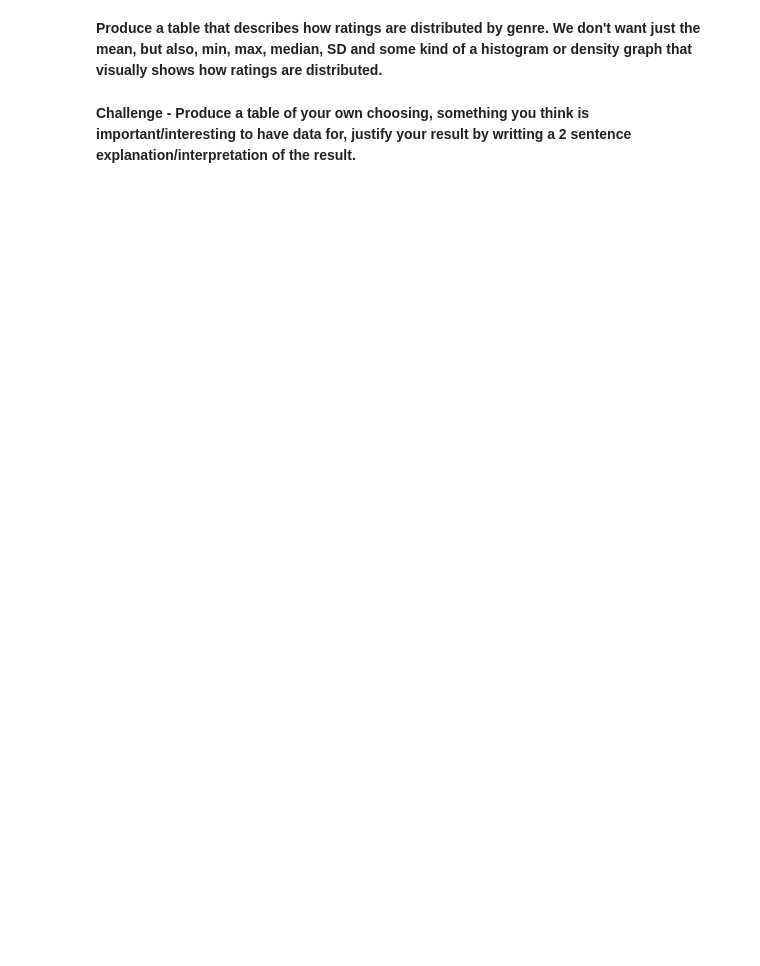
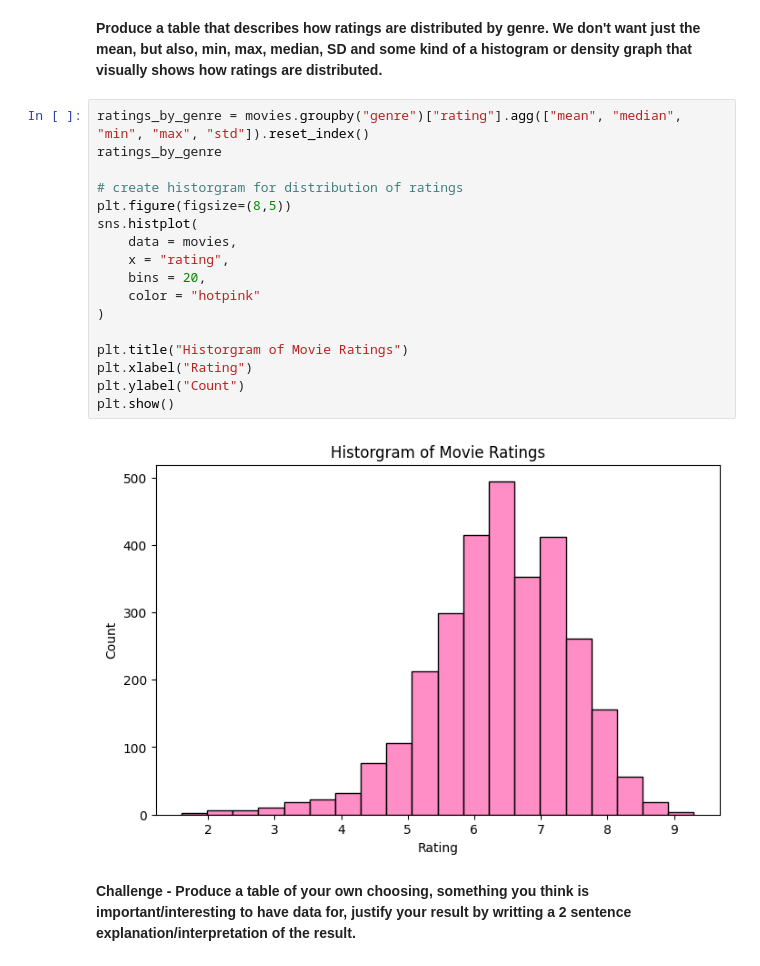
Before and after one commit to AnnaMariaReidel/Analytics-Through-Coding-AUT25-teaching, a Jupyter notebook: Session_2/Homework.ipynb, the cells around one changed output. Drawn from its saved outputs; the diff is of its cells as text; blank space fills up the shorter version.

```diff
--- a/Session_2/Homework.ipynb
+++ b/Session_2/Homework.ipynb
@@ -46,4 +138,23 @@ Besides the obvious variables of `title`, `genre`, `director`, `year`, and `dura
 # %% [markdown]
 **Produce a table that describes how ratings are distributed by genre. We don't want just the mean, but also, min, max, median, SD and some kind of a histogram or density graph that visually shows how ratings are distributed.**
+# %%
+ratings_by_genre = movies.groupby("genre")["rating"].agg(["mean", "median", "min", "max", "std"]).reset_index()
+ratings_by_genre
+
+# create historgram for distribution of ratings
+plt.figure(figsize=(8,5))
+sns.histplot(
+    data = movies,
+    x = "rating",
+    bins = 20,
+    color = "hotpink"
+)
+
+plt.title("Historgram of Movie Ratings")
+plt.xlabel("Rating")
+plt.ylabel("Count")
+plt.show()
+# %% [output]
+[figure, added]
 # %% [markdown]
 **Challenge - Produce a table of your own choosing, something you think is important/interesting to have data for, justify your result by writting a 2 sentence explanation/interpretation of the result.**
```
Also changed, not shown: parts of 15 cells of this notebook, 1 other file.
